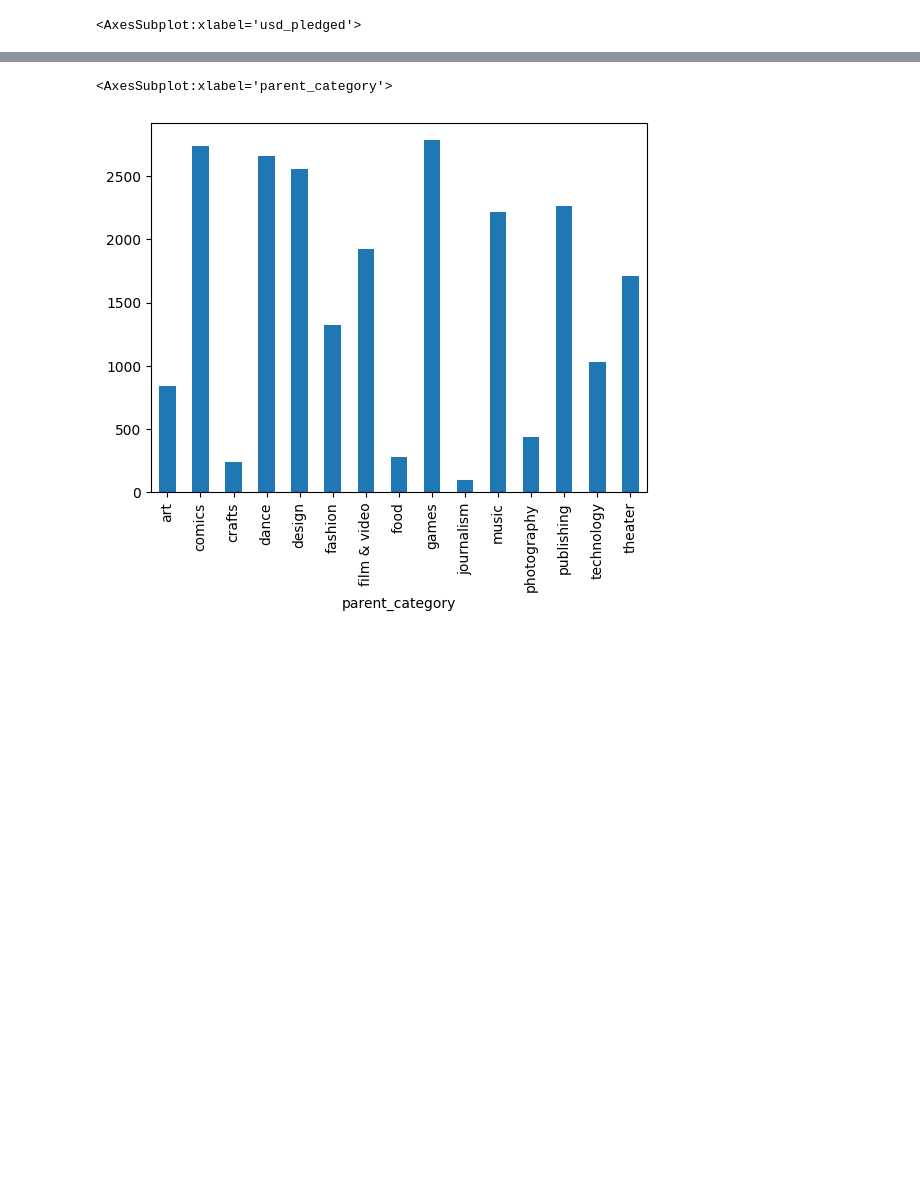
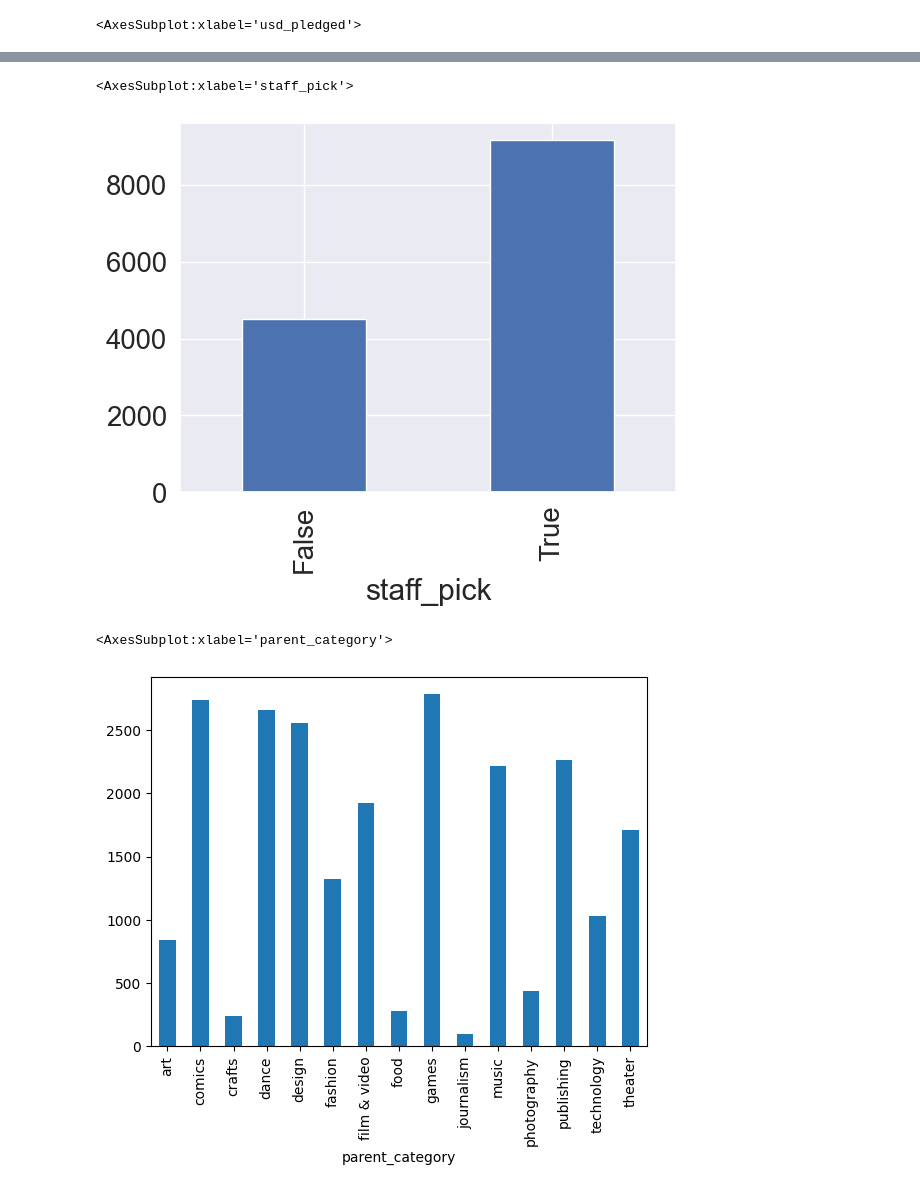
Before and after one commit to joshuadbeil/kickstarter_challenge, a Jupyter notebook: 04-Visualisations.ipynb, the cells around one changed output, grey strips where cells are left out. Drawn from its saved outputs; the diff is of its cells as text; code cells hidden in the pictures; blank space fills up the shorter version.

```diff
--- a/04-Visualisations.ipynb
+++ b/04-Visualisations.ipynb
@@ -258,3 +261,8 @@ pledged.sort_values(ascending=False).plot(kind = 'bar')
+# %%
+df.groupby('staff_pick').converted_goal.median().plot(kind = 'bar')
+# %% [output]
+<AxesSubplot:xlabel='staff_pick'>
+[figure, added]
 # %%
 df.groupby('parent_category').usd_pledged.median().plot(kind='bar')
 # %% [output]
```
Also changed, not shown: parts of 5 cells of this notebook.
